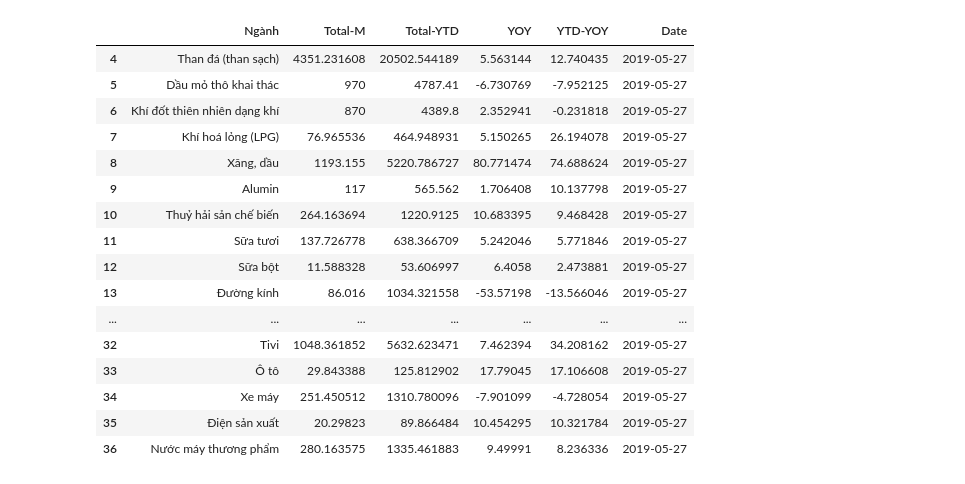
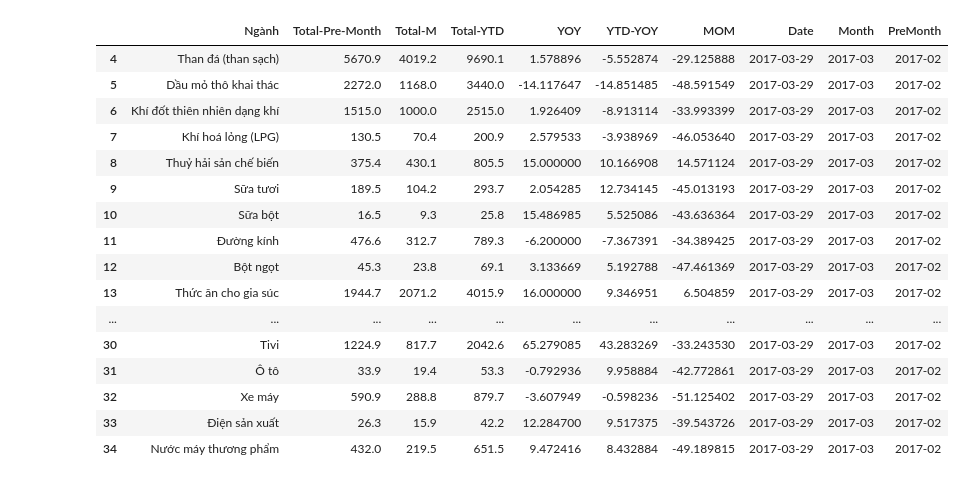
Before and after one commit to hiennguyen9874/vn-macroeconomics, a Jupyter notebook: notebooks/SPCN.ipynb, the cells around one changed output. Saved outputs shown, nothing was run; the diff lists cells and outputs as text; code cells hidden in the pictures.

```diff
--- a/notebooks/SPCN.ipynb
+++ b/notebooks/SPCN.ipynb
@@ -101,60 +102,96 @@ def get_spcn(xl, sheet_name, date):
                 ].index[0]
             )
         )
     )
 
     if len(df[df.columns[0]][df[df.columns[0]] == "Coal (pure)"].index) > 0:
         df[df.columns[0]] = df[df.columns[0]].map(en_to_vn)
 
     df = df.drop(columns=[df.columns[1]])
 
     if len(df.columns) == 5 and int(date.split("-")[1]) == 1:
-        df = df.drop(columns=[df.columns[1]])
-        df.columns = ["Ngành", "Total-M", "MOM", "YOY"]
+        df.columns = ["Ngành", "Total-Pre-Month", "Total-M", "MOM", "YOY"]
         df["Total-YTD"] = df["Total-M"]
         df["YTD-YOY"] = df["YOY"]
     elif len(df.columns) == 6:
-        df = df.drop(columns=[df.columns[1]])
-        df.columns = ["Ngành", "Total-M", "Total-YTD", "YOY", "YTD-YOY"]
+        df.columns = [
+            "Ngành",
+            "Total-Pre-Month",
+            "Total-M",
+            "Total-YTD",
+            "YOY",
+            "YTD-YOY",
+        ]
     elif len(df.columns) == 8:
-        df = df.drop(columns=[df.columns[1], df.columns[6], df.columns[7]])
-        df.columns = ["Ngành", "Total-M", "Total-YTD", "YOY", "YTD-YOY"]
+        df = df.drop(columns=[df.columns[6], df.columns[7]])
+        df.columns = [
+            "Ngành",
+            "Total-Pre-Month",
+            "Total-M",
+            "Total-YTD",
+            "YOY",
+            "YTD-YOY",
+        ]
     else:
         raise RuntimeError
 
-    df["YOY"] = df["YOY"] - 100
-    df["YTD-YOY"] = df["YTD-YOY"] - 100
+    df["Total-Pre-Month"] = df["Total-Pre-Month"].astype(float)
+    df["Total-M"] = df["Total-M"].astype(float)
+    df["Total-YTD"] = df["Total-YTD"].astype(float)
+    df["YOY"] = (df["YOY"] - 100).astype(float)
+    df["YTD-YOY"] = (df["YTD-YOY"] - 100).astype(float)
 
     df = df[df["YOY"].notna()]
     df = df[df["YTD-YOY"].notna()]
 
+    df["MOM"] = 100 * (df["Total-M"] / df["Total-Pre-Month"]) - 100
+
     df["Date"] = date
     df["Date"] = pd.to_datetime(df["Date"], dayfirst=False)
+
+    df["Month"] = df["Date"].dt.strftime("%Y-%m")
+    df["PreMonth"] = (
+        df["Date"]
+        .apply(
+            lambda x: (
+                x.replace(month=x.month - 1, day=1)
+                if x.month > 1
+                else x.replace(year=x.year - 1, month=12, day=1)
+            )
+        )
+        .dt.strftime("%Y-%m")
+    )
+
+    # df["PreYearMonth"] = (
+    #     df["Date"]
+    #     .apply(lambda x: x.replace(year=x.year - 1, day=1))
+    #     .dt.strftime("%Y-%m")
+    # )
 
     return df
 
 
-xl = pd.ExcelFile("../datas/2019-05-27-02-Bieu-5.2019.xlsx")
+xl = pd.ExcelFile("../datas/2017-03-29-Bieu-3-2017-1.xlsx")
 
-get_spcn(xl, find_sheet_name(xl.sheet_names), "2019-05-27")
+get_spcn(xl, find_sheet_name(xl.sheet_names), "2017-03-29")
 # %% [output]
-|  | Ngành | Total-M | Total-YTD | YOY | YTD-YOY | Date |
-| 4 | Than đá (than sạch) | 4351.231608 | 20502.544189 | 5.563144 | 12.740435 | 2019-05-27 |
-| 5 | Dầu mỏ thô khai thác | 970 | 4787.41 | -6.730769 | -7.952125 | 2019-05-27 |
-| 6 | Khí đốt thiên nhiên dạng khí | 870 | 4389.8 | 2.352941 | -0.231818 | 2019-05-27 |
-| 7 | Khí hoá lỏng (LPG) | 76.965536 | 464.948931 | 5.150265 | 26.194078 | 2019-05-27 |
-| 8 | Xăng, dầu | 1193.155 | 5220.786727 | 80.771474 | 74.688624 | 2019-05-27 |
-| 9 | Alumin | 117 | 565.562 | 1.706408 | 10.137798 | 2019-05-27 |
-| 10 | Thuỷ hải sản chế biến | 264.163694 | 1220.9125 | 10.683395 | 9.468428 | 2019-05-27 |
-| 11 | Sữa tươi | 137.726778 | 638.366709 | 5.242046 | 5.771846 | 2019-05-27 |
-| 12 | Sữa bột | 11.588328 | 53.606997 | 6.4058 | 2.473881 | 2019-05-27 |
-| 13 | Đường kính | 86.016 | 1034.321558 | -53.57198 | -13.566046 | 2019-05-27 |
-| ... | ... | ... | ... | ... | ... | ... |
-| 32 | Tivi | 1048.361852 | 5632.623471 | 7.462394 | 34.208162 | 2019-05-27 |
-| 33 | Ô tô | 29.843388 | 125.812902 | 17.79045 | 17.106608 | 2019-05-27 |
-| 34 | Xe máy | 251.450512 | 1310.780096 | -7.901099 | -4.728054 | 2019-05-27 |
-| 35 | Điện sản xuất | 20.29823 | 89.866484 | 10.454295 | 10.321784 | 2019-05-27 |
-| 36 | Nước máy thương phẩm | 280.163575 | 1335.461883 | 9.49991 | 8.236336 | 2019-05-27 |
+|  | Ngành | Total-Pre-Month | Total-M | Total-YTD | YOY | YTD-YOY | MOM | Date | Month | PreMonth |
+| 4 | Than đá (than sạch) | 5670.9 | 4019.2 | 9690.1 | 1.578896 | -5.552874 | -29.125888 | 2017-03-29 | 2017-03 | 2017-02 |
+| 5 | Dầu mỏ thô khai thác | 2272.0 | 1168.0 | 3440.0 | -14.117647 | -14.851485 | -48.591549 | 2017-03-29 | 2017-03 | 2017-02 |
+| 6 | Khí đốt thiên nhiên dạng khí | 1515.0 | 1000.0 | 2515.0 | 1.926409 | -8.913114 | -33.993399 | 2017-03-29 | 2017-03 | 2017-02 |
+| 7 | Khí hoá lỏng (LPG) | 130.5 | 70.4 | 200.9 | 2.579533 | -3.938969 | -46.053640 | 2017-03-29 | 2017-03 | 2017-02 |
+| 8 | Thuỷ hải sản chế biến | 375.4 | 430.1 | 805.5 | 15.000000 | 10.166908 | 14.571124 | 2017-03-29 | 2017-03 | 2017-02 |
+| 9 | Sữa tươi | 189.5 | 104.2 | 293.7 | 2.054285 | 12.734145 | -45.013193 | 2017-03-29 | 2017-03 | 2017-02 |
+| 10 | Sữa bột | 16.5 | 9.3 | 25.8 | 15.486985 | 5.525086 | -43.636364 | 2017-03-29 | 2017-03 | 2017-02 |
+| 11 | Đường kính | 476.6 | 312.7 | 789.3 | -6.200000 | -7.367391 | -34.389425 | 2017-03-29 | 2017-03 | 2017-02 |
+| 12 | Bột ngọt | 45.3 | 23.8 | 69.1 | 3.133669 | 5.192788 | -47.461369 | 2017-03-29 | 2017-03 | 2017-02 |
+| 13 | Thức ăn cho gia súc | 1944.7 | 2071.2 | 4015.9 | 16.000000 | 9.346951 | 6.504859 | 2017-03-29 | 2017-03 | 2017-02 |
+| ... | ... | ... | ... | ... | ... | ... | ... | ... | ... | ... |
+| 30 | Tivi | 1224.9 | 817.7 | 2042.6 | 65.279085 | 43.283269 | -33.243530 | 2017-03-29 | 2017-03 | 2017-02 |
+| 31 | Ô tô | 33.9 | 19.4 | 53.3 | -0.792936 | 9.958884 | -42.772861 | 2017-03-29 | 2017-03 | 2017-02 |
+| 32 | Xe máy | 590.9 | 288.8 | 879.7 | -3.607949 | -0.598236 | -51.125402 | 2017-03-29 | 2017-03 | 2017-02 |
+| 33 | Điện sản xuất | 26.3 | 15.9 | 42.2 | 12.284700 | 9.517375 | -39.543726 | 2017-03-29 | 2017-03 | 2017-02 |
+| 34 | Nước máy thương phẩm | 432.0 | 219.5 | 651.5 | 9.472416 | 8.432884 | -49.189815 | 2017-03-29 | 2017-03 | 2017-02 |
 # %%
 import os
 import contextlib
```
Also changed, not shown: parts of 5 cells of this notebook, 16 other files.
